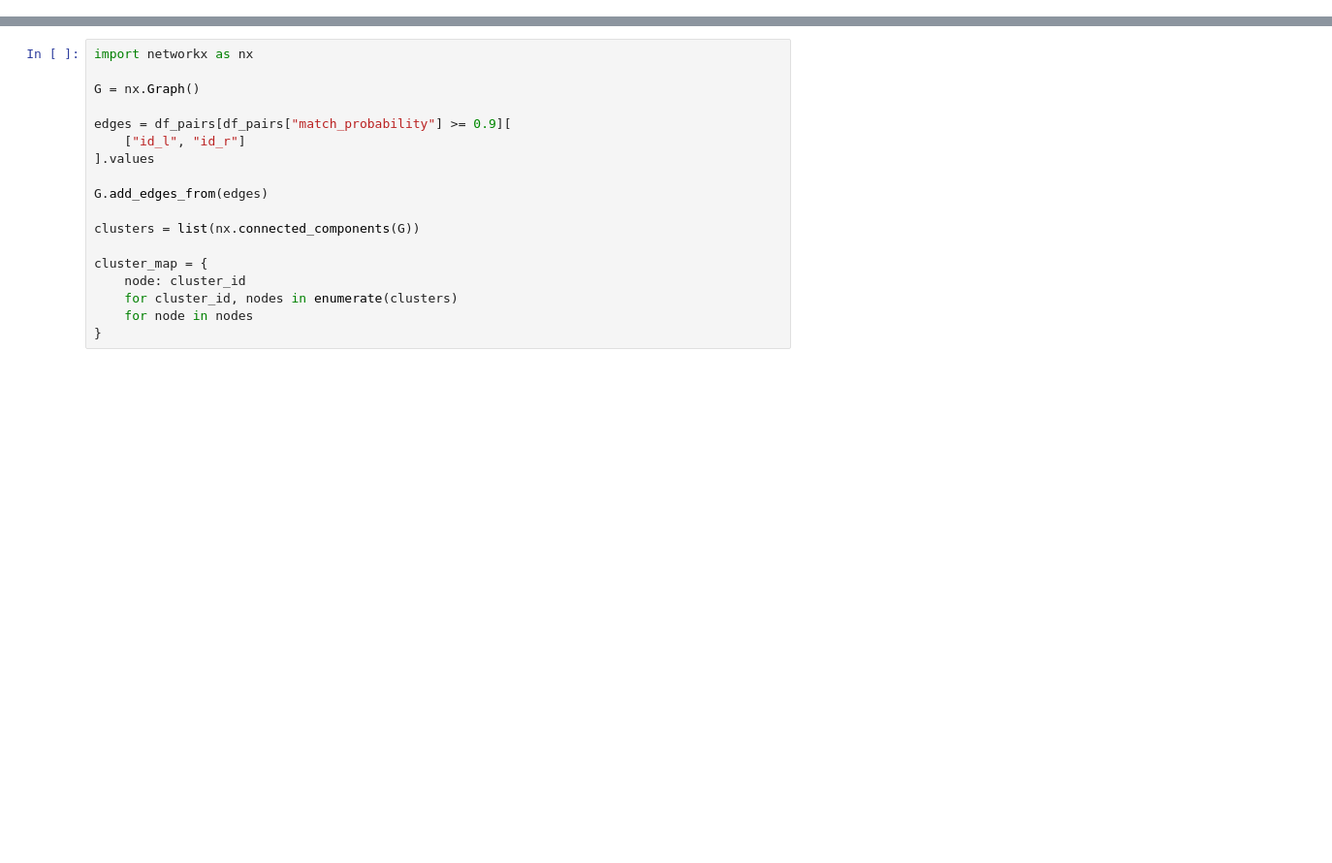
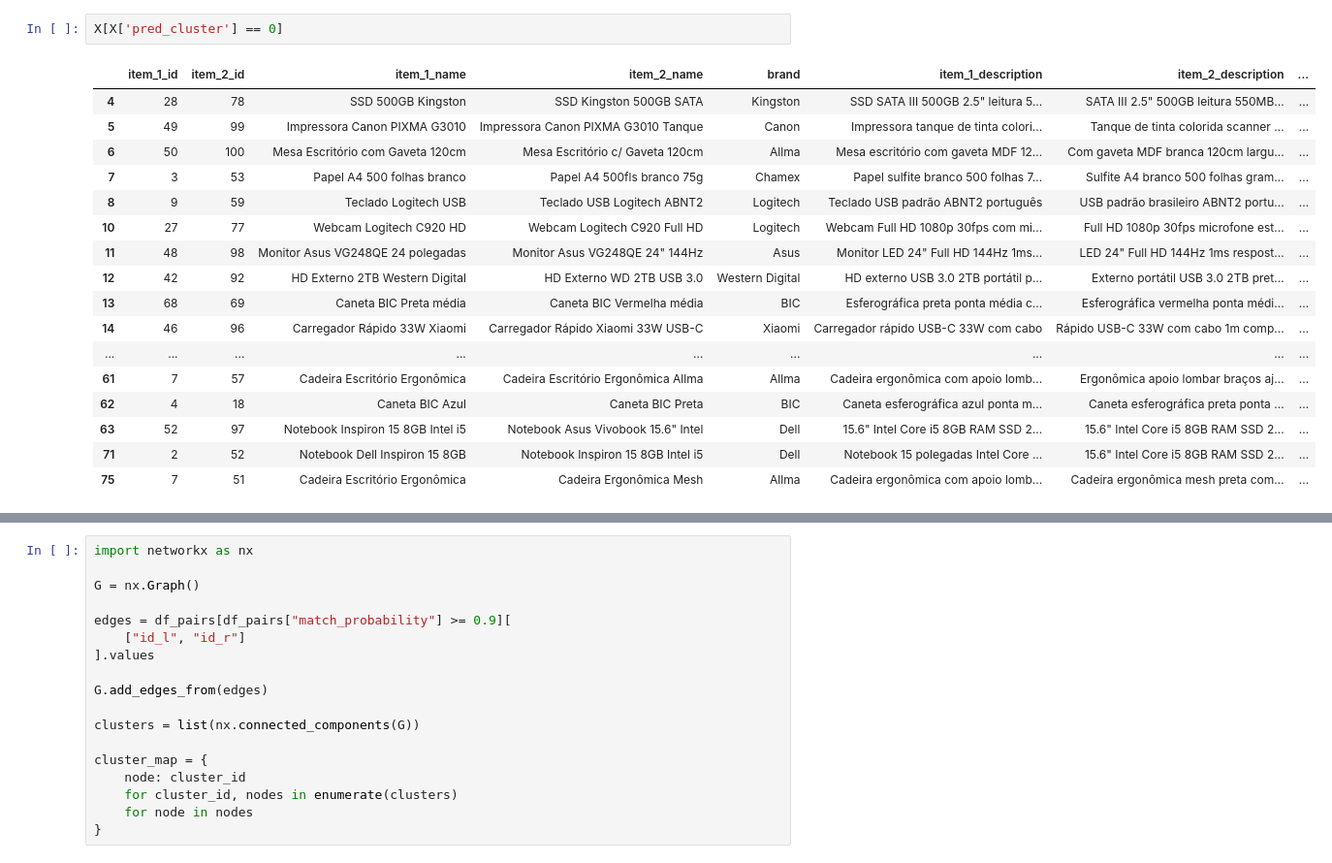
Before and after one commit to zanyev/link-api, a Jupyter notebook: test_splink.ipynb, the cells around one changed output, grey strips where cells are left out. Shown: that part at 97% size. Saved outputs shown, nothing was run; the diff lists cells and outputs as text; blank space fills up the shorter version.

```diff
--- a/test_splink.ipynb
+++ b/test_splink.ipynb
@@ -104 +145,21 @@ pairwise_predictions.as_pandas_dataframe()
+# %%
+X[X['pred_cluster'] == 0]
+# %% [output]
+|  | item_1_id | item_2_id | item_1_name | item_2_name | brand | item_1_description | item_2_description | ... |
+| 4 | 28 | 78 | SSD 500GB Kingston | SSD Kingston 500GB SATA | Kingston | SSD SATA III 500GB 2.5" leitura 5... | SATA III 2.5" 500GB leitura 550MB... | ... |
+| 5 | 49 | 99 | Impressora Canon PIXMA G3010 | Impressora Canon PIXMA G3010 Tanque | Canon | Impressora tanque de tinta colori... | Tanque de tinta colorida scanner ... | ... |
+| 6 | 50 | 100 | Mesa Escritório com Gaveta 120cm | Mesa Escritório c/ Gaveta 120cm | Allma | Mesa escritório com gaveta MDF 12... | Com gaveta MDF branca 120cm largu... | ... |
+| 7 | 3 | 53 | Papel A4 500 folhas branco | Papel A4 500fls branco 75g | Chamex | Papel sulfite branco 500 folhas 7... | Sulfite A4 branco 500 folhas gram... | ... |
+| 8 | 9 | 59 | Teclado Logitech USB | Teclado USB Logitech ABNT2 | Logitech | Teclado USB padrão ABNT2 português | USB padrão brasileiro ABNT2 portu... | ... |
+| 10 | 27 | 77 | Webcam Logitech C920 HD | Webcam Logitech C920 Full HD | Logitech | Webcam Full HD 1080p 30fps com mi... | Full HD 1080p 30fps microfone est... | ... |
+| 11 | 48 | 98 | Monitor Asus VG248QE 24 polegadas | Monitor Asus VG248QE 24" 144Hz | Asus | Monitor LED 24" Full HD 144Hz 1ms... | LED 24" Full HD 144Hz 1ms respost... | ... |
+| 12 | 42 | 92 | HD Externo 2TB Western Digital | HD Externo WD 2TB USB 3.0 | Western Digital | HD externo USB 3.0 2TB portátil p... | Externo portátil USB 3.0 2TB pret... | ... |
+| 13 | 68 | 69 | Caneta BIC Preta média | Caneta BIC Vermelha média | BIC | Esferográfica preta ponta média c... | Esferográfica vermelha ponta médi... | ... |
+| 14 | 46 | 96 | Carregador Rápido 33W Xiaomi | Carregador Rápido Xiaomi 33W USB-C | Xiaomi | Carregador rápido USB-C 33W com cabo | Rápido USB-C 33W com cabo 1m comp... | ... |
+| ... | ... | ... | ... | ... | ... | ... | ... | ... |
+| 61 | 7 | 57 | Cadeira Escritório Ergonômica | Cadeira Escritório Ergonômica Allma | Allma | Cadeira ergonômica com apoio lomb... | Ergonômica apoio lombar braços aj... | ... |
+| 62 | 4 | 18 | Caneta BIC Azul | Caneta BIC Preta | BIC | Caneta esferográfica azul ponta m... | Caneta esferográfica preta ponta ... | ... |
+| 63 | 52 | 97 | Notebook Inspiron 15 8GB Intel i5 | Notebook Asus Vivobook 15.6" Intel | Dell | 15.6" Intel Core i5 8GB RAM SSD 2... | 15.6" Intel Core i5 8GB RAM SSD 2... | ... |
+| 71 | 2 | 52 | Notebook Dell Inspiron 15 8GB | Notebook Inspiron 15 8GB Intel i5 | Dell | Notebook 15 polegadas Intel Core ... | 15.6" Intel Core i5 8GB RAM SSD 2... | ... |
+| 75 | 7 | 51 | Cadeira Escritório Ergonômica | Cadeira Ergonômica Mesh | Allma | Cadeira ergonômica com apoio lomb... | Cadeira ergonômica mesh preta com... | ... |
 # %%
```
Also changed, not shown: parts of 34 cells of this notebook, 4 other files.
